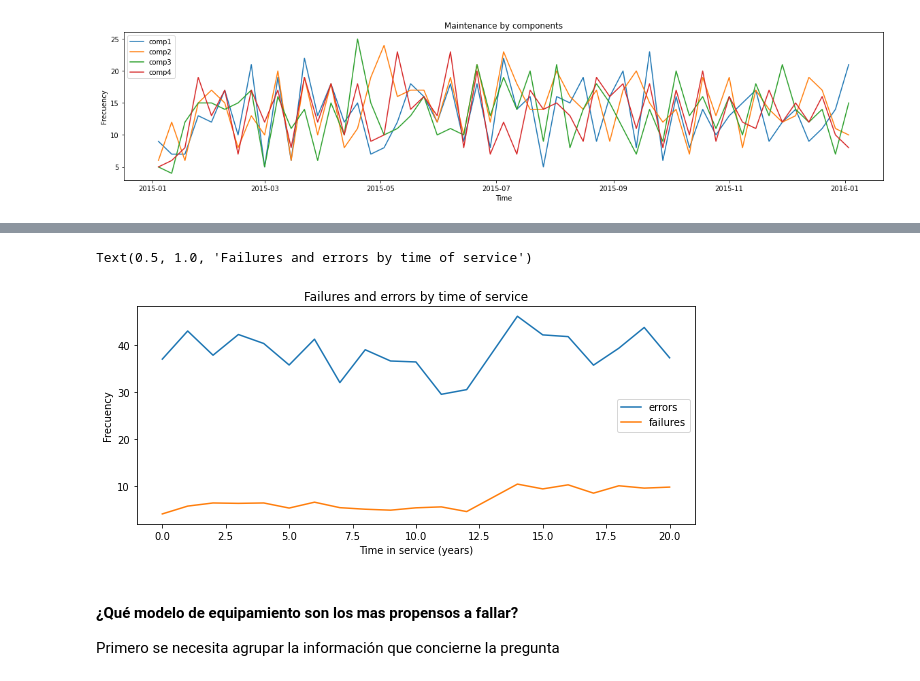
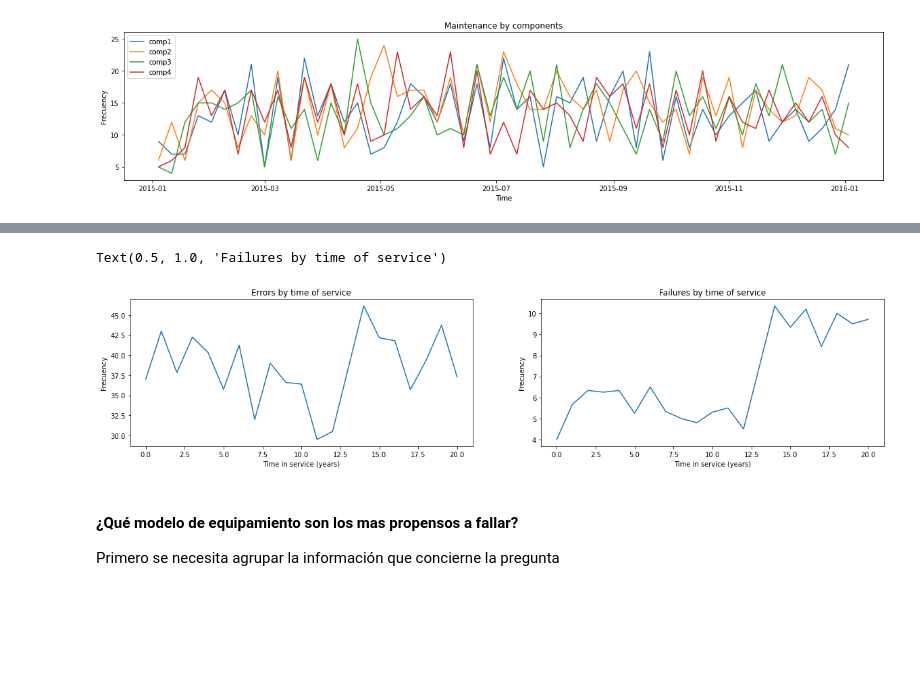
Before and after one commit to Brami01/TIC_Project_PM, a Jupyter notebook: main.ipynb, the cells around one changed output, grey strips where cells are left out. Drawn from its saved outputs; the diff is of its cells as text; code cells hidden in the pictures; blank space fills up the shorter version.

```diff
--- a/main.ipynb
+++ b/main.ipynb
@@ -213,18 +220,21 @@ Text(0.5, 1.0, 'Failures by machine ID')
 # %%
-plt.figure(figsize=(10,4))
 machines_exhaustion = machines.copy()
 machines_exhaustion['errors'] = machines.apply(lambda x: len(errors[errors['machineID'] == x['machineID']]), axis=1)
 machines_exhaustion['failures'] = machines.apply(lambda x: len(failures[failures['machineID'] == x['machineID']]), axis=1)
 machines_exhaustion_age = machines_exhaustion.groupby('age').mean()
-plt.plot(machines_exhaustion_age.index, machines_exhaustion_age['errors'])
-plt.plot(machines_exhaustion_age.index, machines_exhaustion_age['failures'])
-plt.legend(['errors', 'failures'])
-plt.xlabel('Time in service (years)')
-plt.ylabel('Frecuency')
-plt.title('Failures and errors by time of service')
+
+fig, axs = plt.subplots(1, 2, figsize=(20,4))
+axs[0].plot(machines_exhaustion_age.index, machines_exhaustion_age['errors'])
+axs[0].set_xlabel('Time in service (years)')
+axs[0].set_ylabel('Frecuency')
+axs[0].set_title('Errors by time of service')
+axs[1].plot(machines_exhaustion_age.index, machines_exhaustion_age['failures'])
+axs[1].set_xlabel('Time in service (years)')
+axs[1].set_ylabel('Frecuency')
+axs[1].set_title('Failures by time of service')
 # %% [output]
-Text(0.5, 1.0, 'Failures and errors by time of service')
+Text(0.5, 1.0, 'Failures by time of service')
-[figure, old version]
+[figure, new version]
 # %% [markdown]
 #### ¿Qué modelo de equipamiento son los mas propensos a fallar?
 
```
Also changed, not shown: parts of 15 cells of this notebook.
